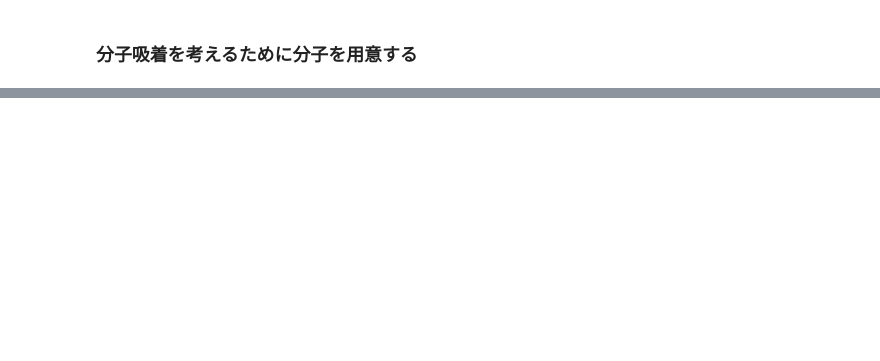
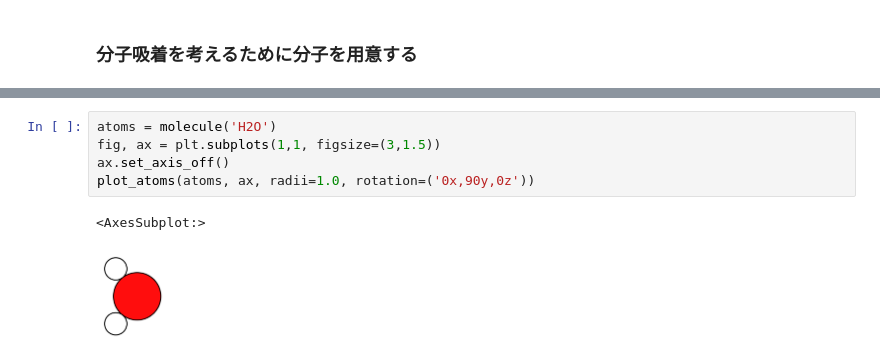
Before and after one commit to dockerytong/qe_ESM_RISM, a Jupyter notebook: notebook/02ASE.ipynb, the cells around one changed output, grey strips where cells are left out. Cells and saved outputs as stored; diff of their text form; blank space fills up the shorter version.

```diff
--- a/notebook/02ASE.ipynb
+++ b/notebook/02ASE.ipynb
@@ -60,0 +52,8 @@ array([[ 0.      ,  0.      ,  0.      ],
+# %%
+atoms = molecule('H2O')
+fig, ax = plt.subplots(1,1, figsize=(3,1.5))
+ax.set_axis_off()
+plot_atoms(atoms, ax, radii=1.0, rotation=('0x,90y,0z'))
+# %% [output]
+<AxesSubplot:>
+[figure, added]
```
Also changed, not shown: parts of 6 cells of this notebook, 1 other file.
